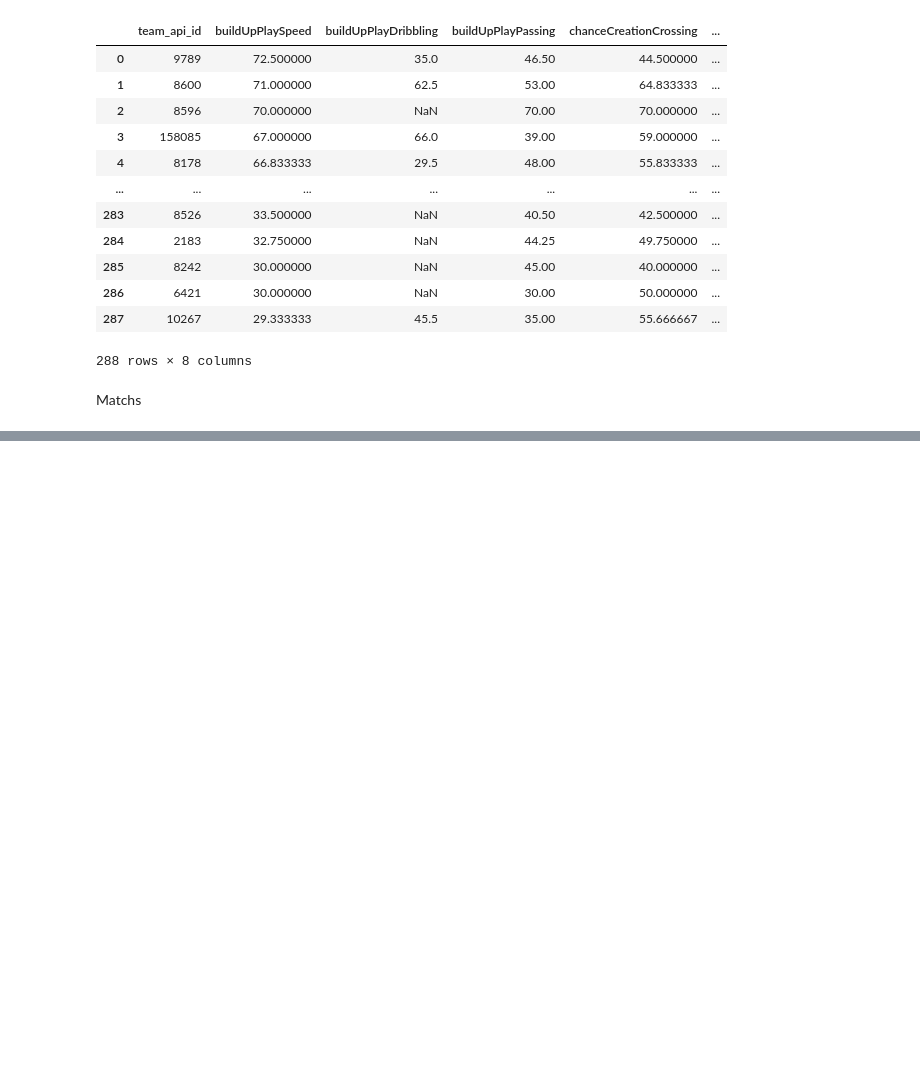
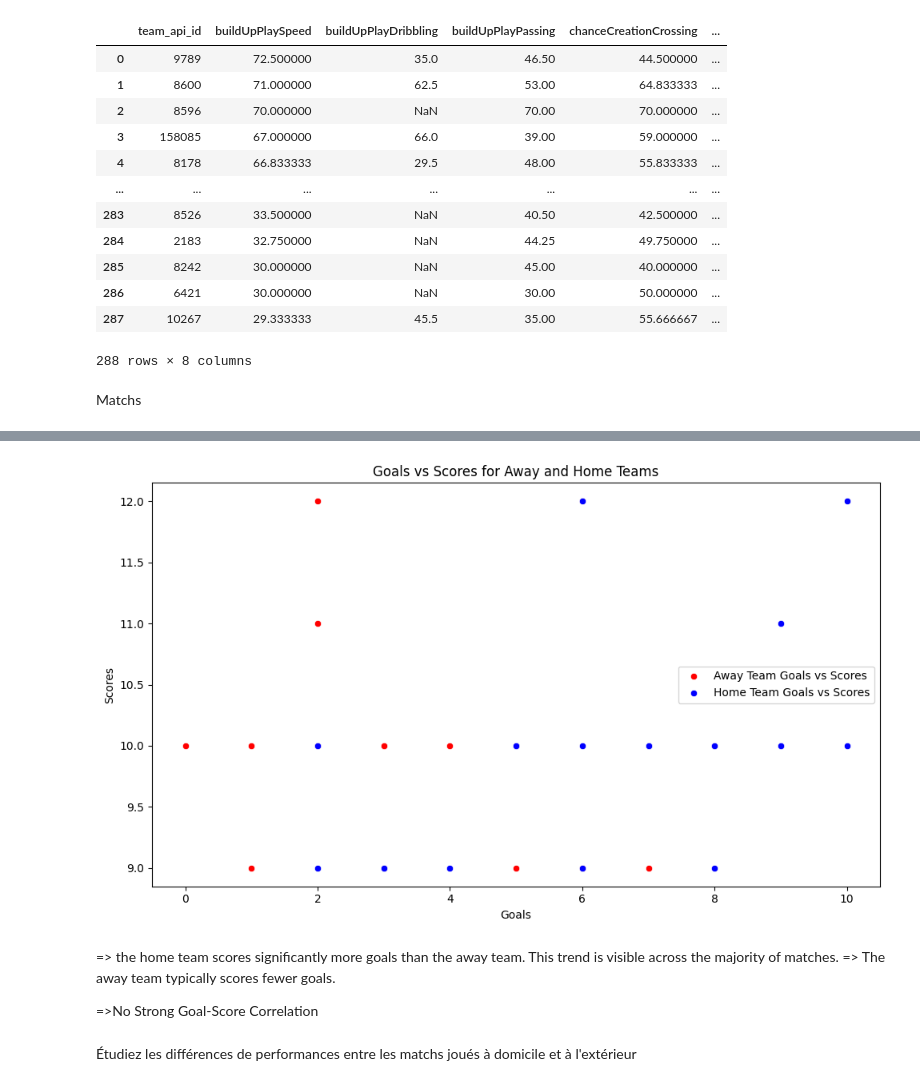
Before and after one commit to moroccandude/Analyse-Avanc-e-du-Football-Europ-en-Performances-et-Strat-gies, a Jupyter notebook: main2.ipynb, the cells around one changed output, grey strips where cells are left out. Saved outputs shown, nothing was run; the diff lists cells and outputs as text; code cells hidden in the pictures; blank space fills up the shorter version.

```diff
--- a/main2.ipynb
+++ b/main2.ipynb
@@ -455,0 +461,25 @@ df_matchs[['away_team_goal','home_team_goal','scores']].sort_values(by='scores',
+# %%
+plt.figure(figsize=(10, 6))
+
+
+sns.scatterplot(data=match_home_away, x='away_team_goal', y='scores', color='red', label='Away Team Goals vs Scores',markers=True)
+sns.scatterplot(data=match_home_away, x='home_team_goal', y='scores', color='blue', label='Home Team Goals vs Scores',markers=True)
+
+# Labels and title
+plt.xlabel('Goals')
+plt.ylabel('Scores')
+plt.title('Goals vs Scores for Away and Home Teams')
+plt.legend()
+plt.tight_layout()
+
+# Show the plot
+plt.show()
+# %% [output]
+[figure, added]
+# %% [markdown]
+=> the home team scores significantly more goals than the away team. This trend is visible across the majority of matches.
+=> The away team typically scores fewer goals.
+
+=>No Strong Goal-Score Correlation
+# %% [markdown]
+Étudiez les différences de performances entre les matchs joués à domicile et à l'extérieur
```
Also changed, not shown: parts of 26 cells of this notebook.
